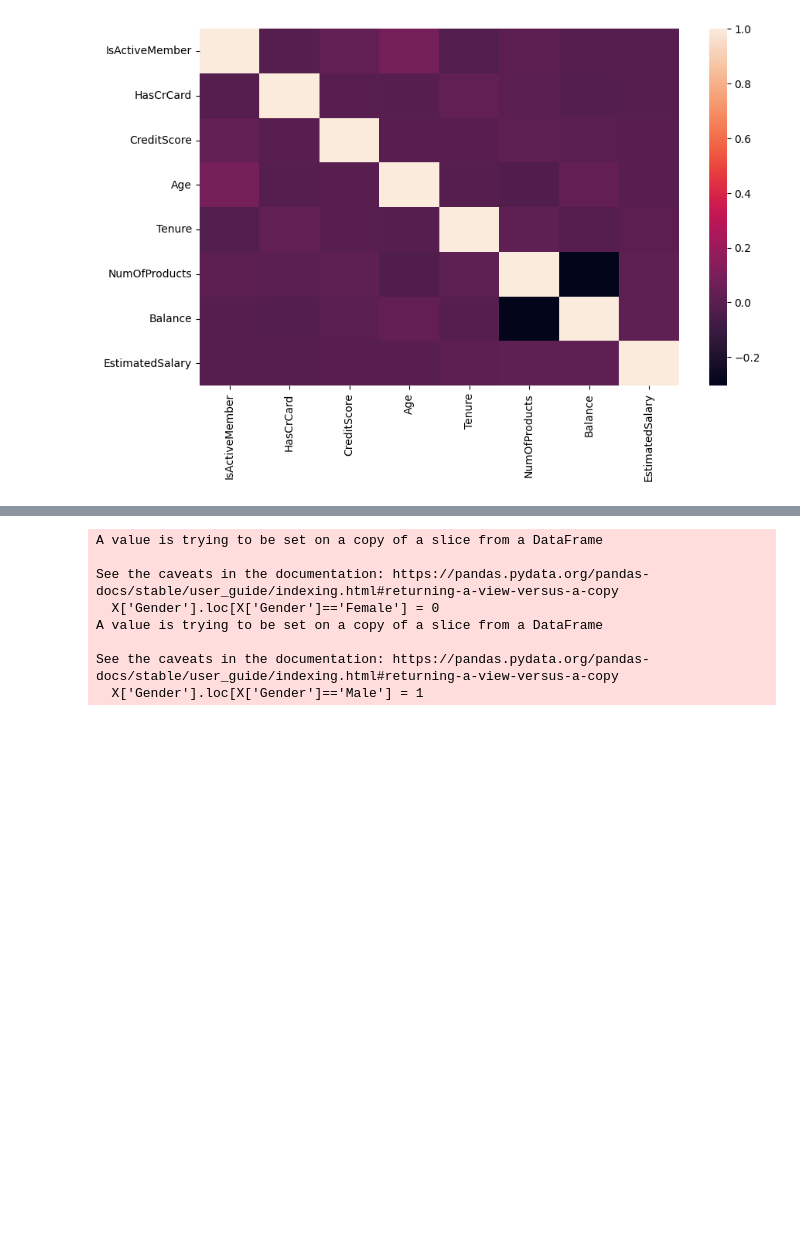
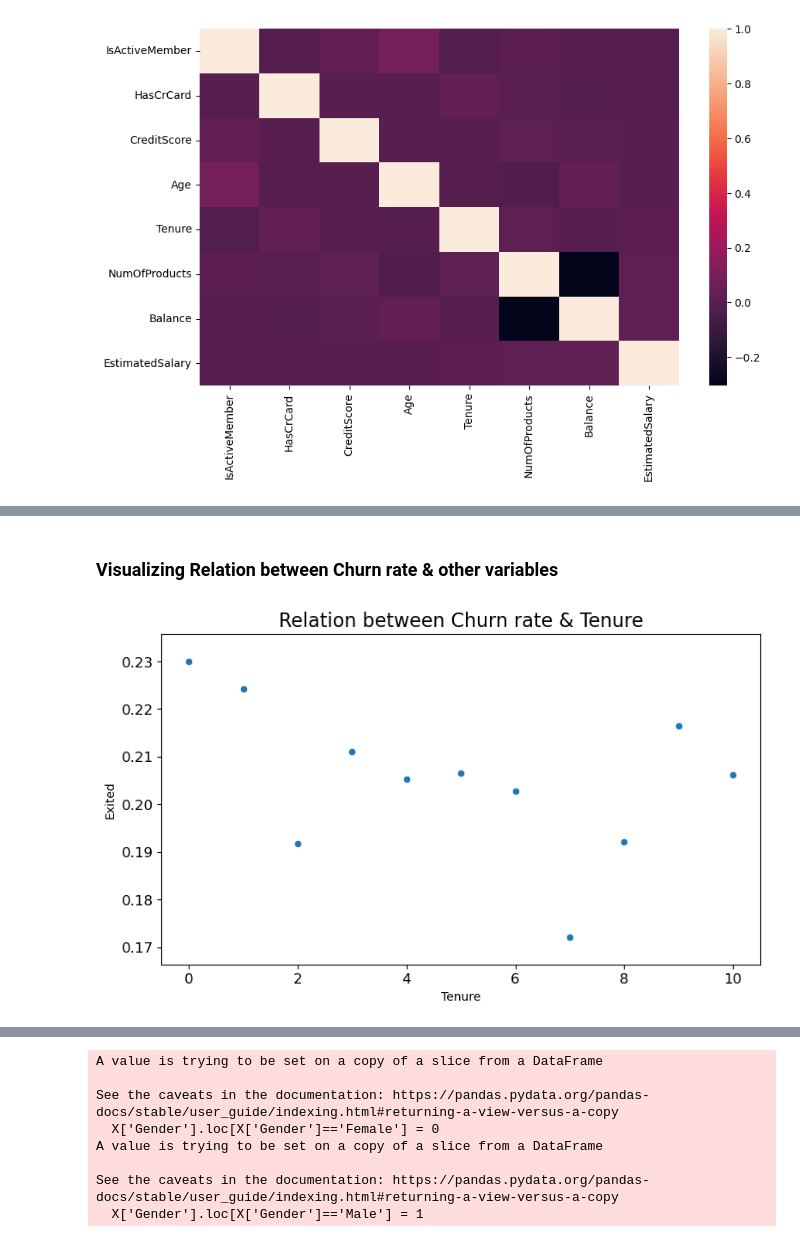
Before and after one commit to Tafadzwa03kusie/Banking_churn, a Jupyter notebook: Assignment 3.ipynb, the cells around one changed output, grey strips where cells are left out. Cells and saved outputs as stored; diff of their text form; code cells hidden in the pictures; blank space fills up the shorter version.

```diff
--- a/Assignment 3.ipynb
+++ b/Assignment 3.ipynb
@@ -199,3 +232,20 @@ correlation
 | NumOfProducts | 0.009612 | 0.003183 | 0.012238 | -0.030680 | 0.013444 | 1.000000 | -0.304180 | 0.014204 |
 | Balance | -0.010084 | -0.014858 | 0.006268 | 0.028308 | -0.012254 | -0.304180 | 1.000000 | 0.012797 |
 | EstimatedSalary | -0.011421 | -0.009933 | -0.001384 | -0.007201 | 0.007784 | 0.014204 | 0.012797 | 1.000000 |
+# %% [markdown]
+### Visualizing Relation between Churn rate & other variables
+# %%
+#Churn rate by tenure
+plot_by_tenure = churn_df.groupby('Tenure').Exited.mean().reset_index()
+matplotlib.rc('xtick', labelsize=12)
+matplotlib.rc('ytick', labelsize=12)
+fig, ax = plt.subplots(figsize=(9, 5))
+plt.title('Relation between Churn rate & Tenure', size = 16)
+g = sns.scatterplot(x=plot_by_tenure["Tenure"],y=plot_by_tenure["Exited"])
+
+# pad the spacing between the number and the edge of the figure
+g.margins(y=0.1)
+
+fig.savefig("Scatter3.jpg",bbox_inches='tight',dpi =200)
+# %% [output]
+[figure, added]
```
Also changed, not shown: parts of 25 cells of this notebook.
